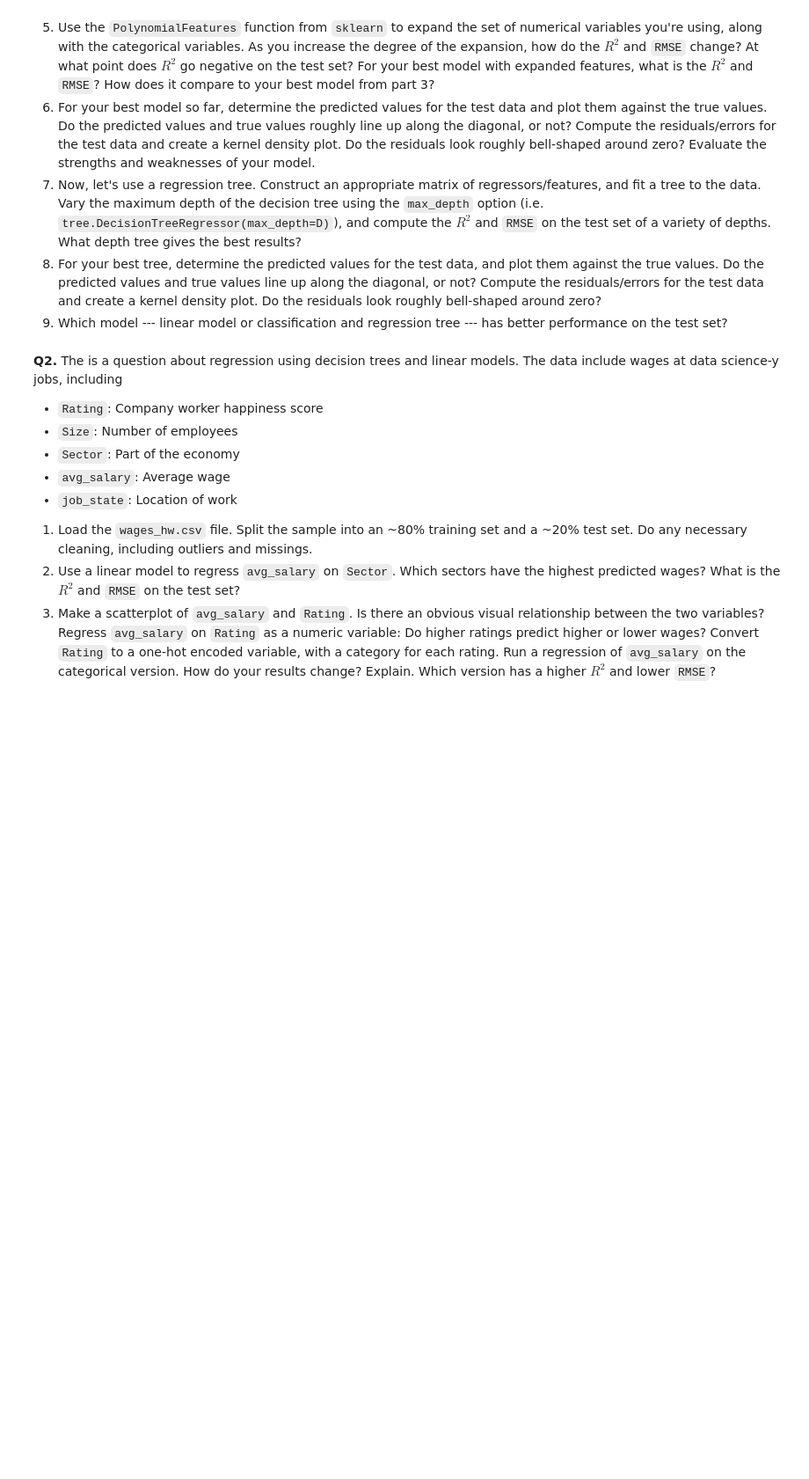
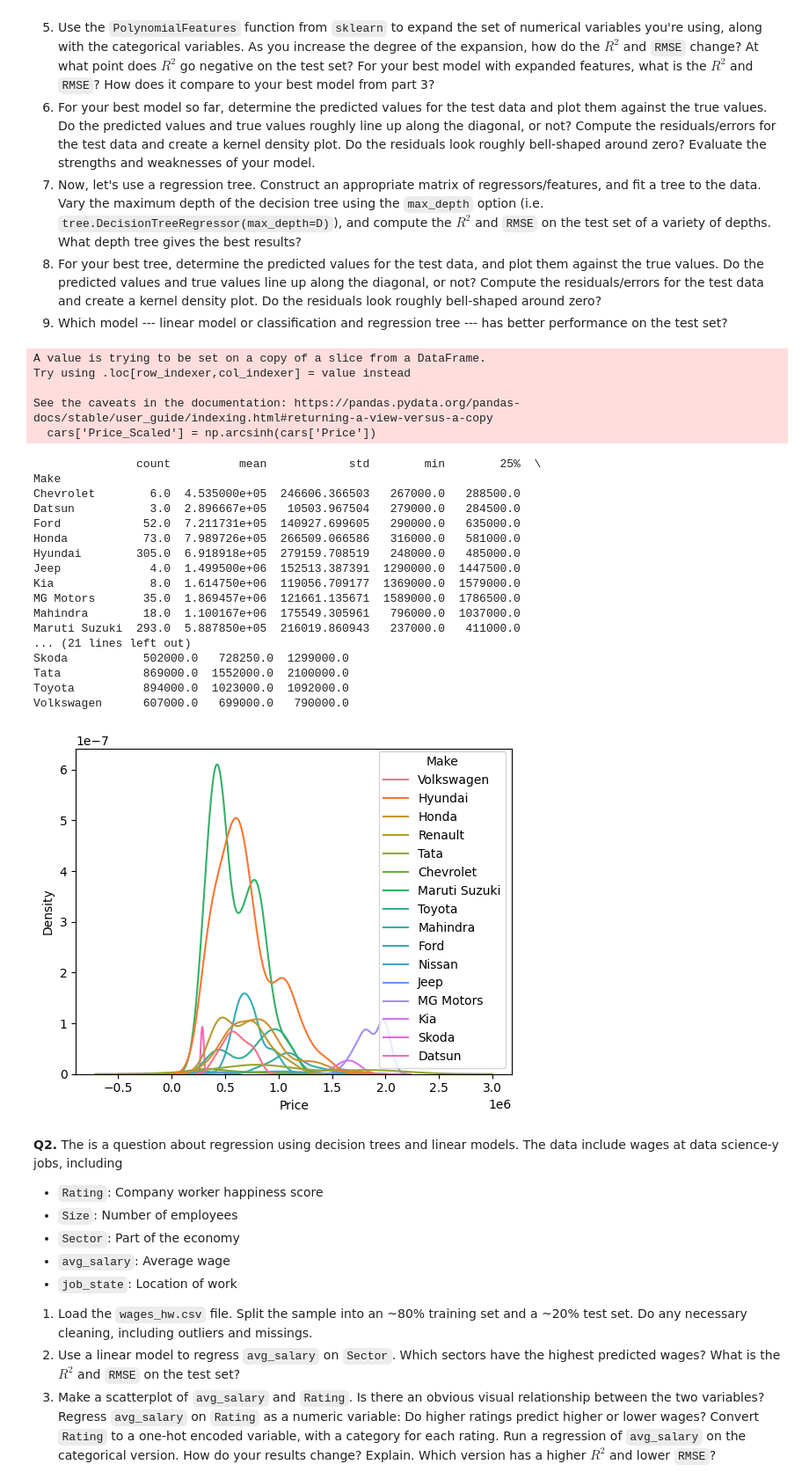
Before and after one commit to 3agleman/assignment4, a Jupyter notebook: assignment4.ipynb, the cells around one changed output. Shown: that part at 88% size. Drawn from its saved outputs; the diff is of its cells as text; code cells hidden in the pictures; blank space fills up the shorter version.

```diff
--- a/assignment4.ipynb
+++ b/assignment4.ipynb
@@ -24,9 +24,52 @@
   12. Which model --- linear model or classification and regression tree --- has better performance on the test set?
 # %%
 import pandas as pd
+import numpy as np
+import matplotlib as plt
+import seaborn as sns
 # 1.1
 url1 = 'https://raw.githubusercontent.com/3agleman/assignment4/main/data/cars_hw.csv'
-cars = pd.read_csv(url1)
+cars0 = pd.read_csv(url1)
+cars = cars0
+cars = cars.loc[cars['Price'] != 2941000] #remove an outlier for price
+cars['Price_Scaled'] = np.arcsinh(cars['Price'])
+# Otherwise looks good to me, all variables are either categorical or (mostly) normally distributed
+
+# 1.2
+brands = cars.groupby('Make')
+print(brands['Price'].describe())
+sns.kdeplot(data = cars, hue = 'Make', x = 'Price')
+# It looks like MG Motors and Kia are two of the most expensive car brands, given the differences between their density plots and those of the rest of the brands.
+
+# 1.3
+from sklearn.model_selection import train_test_split
+cars_train, cars_test = train_test_split(cars, test_size = .2, random_state = 100)
+
+# 1.4
+# %% [output]
+A value is trying to be set on a copy of a slice from a DataFrame.
+Try using .loc[row_indexer,col_indexer] = value instead
+
+See the caveats in the documentation: https://pandas.pydata.org/pandas-docs/stable/user_guide/indexing.html#returning-a-view-versus-a-copy
+  cars['Price_Scaled'] = np.arcsinh(cars['Price'])
+               count          mean            std        min        25%  \
+Make
+Chevrolet        6.0  4.535000e+05  246606.366503   267000.0   288500.0
+Datsun           3.0  2.896667e+05   10503.967504   279000.0   284500.0
+Ford            52.0  7.211731e+05  140927.699605   290000.0   635000.0
+Honda           73.0  7.989726e+05  266509.066586   316000.0   581000.0
+Hyundai        305.0  6.918918e+05  279159.708519   248000.0   485000.0
+Jeep             4.0  1.499500e+06  152513.387391  1290000.0  1447500.0
+Kia              8.0  1.614750e+06  119056.709177  1369000.0  1579000.0
+MG Motors       35.0  1.869457e+06  121661.135671  1589000.0  1786500.0
+Mahindra        18.0  1.100167e+06  175549.305961   796000.0  1037000.0
+Maruti Suzuki  293.0  5.887850e+05  216019.860943   237000.0   411000.0
+... (21 lines left out)
+Skoda           502000.0   728250.0  1299000.0
+Tata            869000.0  1552000.0  2100000.0
+Toyota          894000.0  1023000.0  1092000.0
+Volkswagen      607000.0   699000.0   790000.0
+[figure, added]
 # %% [markdown]
 **Q2.** The is a question about regression using decision trees and linear models. The data include wages at data science-y jobs, including
 
```
Also changed, not shown: parts of 1 cell of this notebook.
